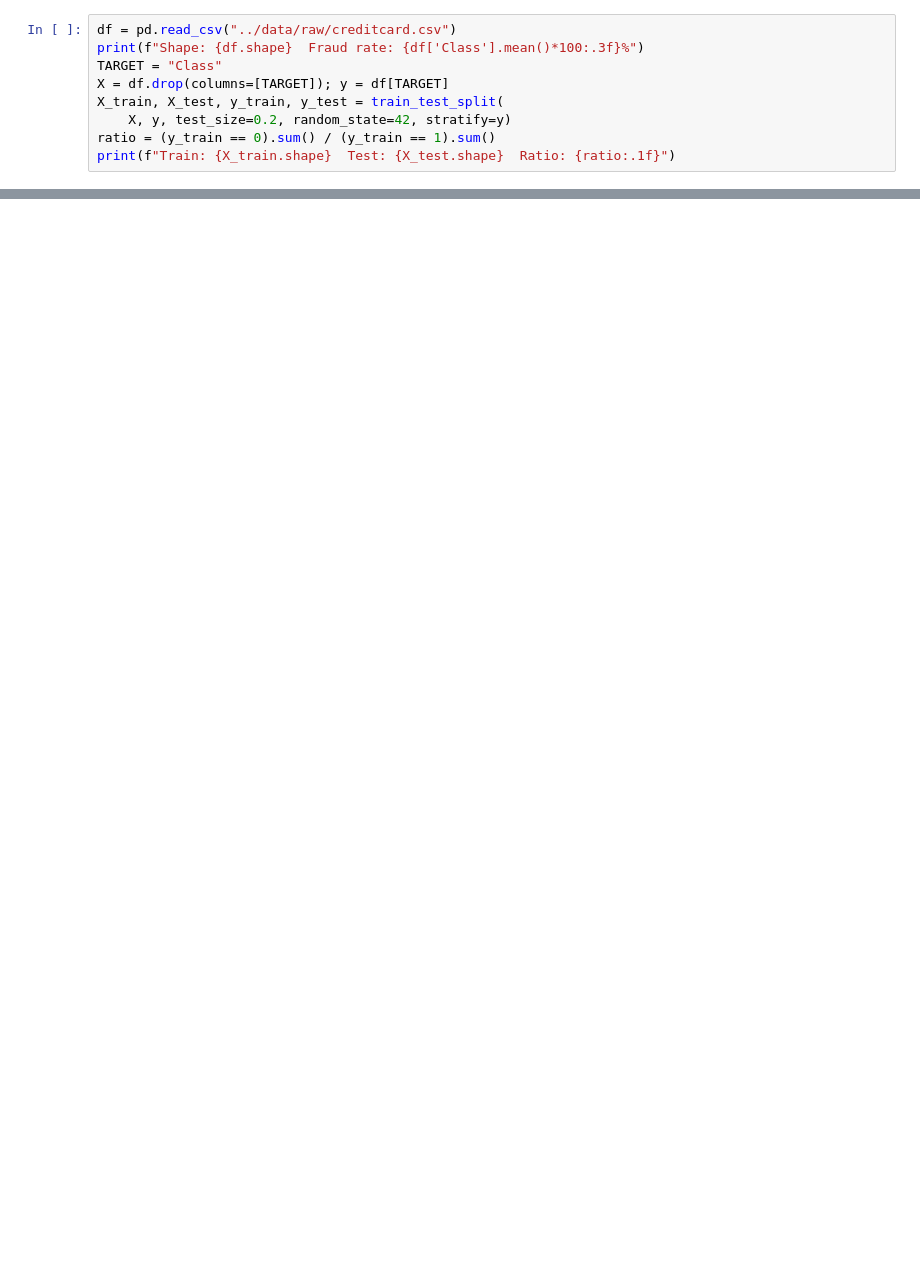
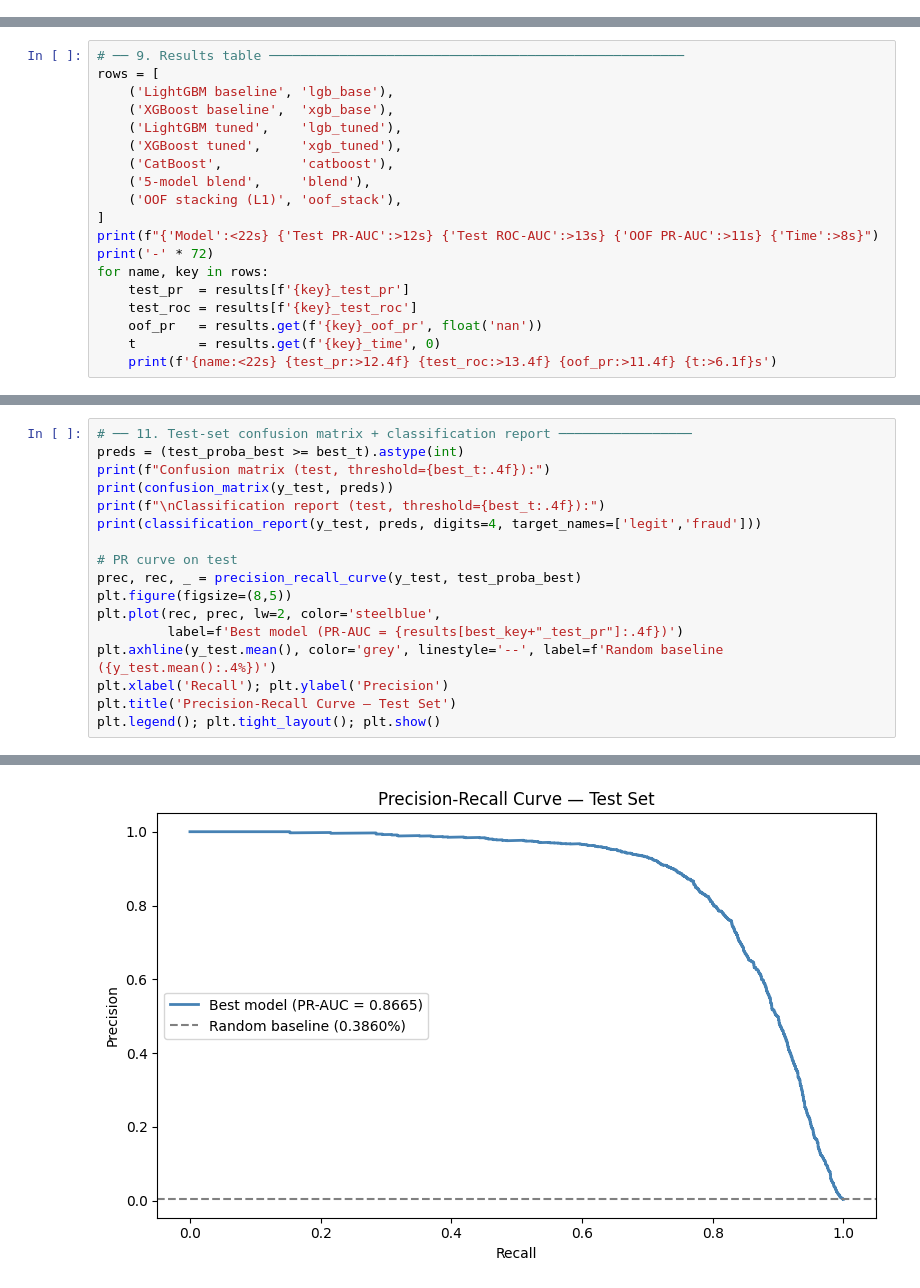
Before and after one commit to NullBitZer0/real-time-fraud-detection, a Jupyter notebook: notebooks/experiments.ipynb, the cells around one changed output, grey strips where cells are left out. Cells and saved outputs as stored; diff of their text form; blank space fills up the shorter version.

```diff
--- a/notebooks/experiments.ipynb
+++ b/notebooks/experiments.ipynb
@@ -20,9 +0,0 @@ done
-# %%
-df = pd.read_csv("../data/raw/creditcard.csv")
-print(f"Shape: {df.shape}  Fraud rate: {df['Class'].mean()*100:.3f}%")
-TARGET = "Class"
-X = df.drop(columns=[TARGET]); y = df[TARGET]
-X_train, X_test, y_train, y_test = train_test_split(
-    X, y, test_size=0.2, random_state=42, stratify=y)
-ratio = (y_train == 0).sum() / (y_train == 1).sum()
-print(f"Train: {X_train.shape}  Test: {X_test.shape}  Ratio: {ratio:.1f}")
@@ -302,0 +516,19 @@ LogisticRegression gets `RobustScaler` on Amount_log/Hour_sin/Hour_cos.
+# %%
+# ── 9. Results table ─────────────────────────────────────────────────────
+rows = [
+    ('LightGBM baseline', 'lgb_base'),
+    ('XGBoost baseline',  'xgb_base'),
+    ('LightGBM tuned',    'lgb_tuned'),
+    ('XGBoost tuned',     'xgb_tuned'),
+    ('CatBoost',          'catboost'),
+    ('5-model blend',     'blend'),
+    ('OOF stacking (L1)', 'oof_stack'),
+]
+print(f"{'Model':<22s} {'Test PR-AUC':>12s} {'Test ROC-AUC':>13s} {'OOF PR-AUC':>11s} {'Time':>8s}")
+print('-' * 72)
+for name, key in rows:
+    test_pr  = results[f'{key}_test_pr']
+    test_roc = results[f'{key}_test_roc']
+    oof_pr   = results.get(f'{key}_oof_pr', float('nan'))
+    t        = results.get(f'{key}_time', 0)
+    print(f'{name:<22s} {test_pr:>12.4f} {test_roc:>13.4f} {oof_pr:>11.4f} {t:>6.1f}s')
@@ -302,0 +642,18 @@ LogisticRegression gets `RobustScaler` on Amount_log/Hour_sin/Hour_cos.
+# %%
+# ── 11. Test-set confusion matrix + classification report ─────────────────
+preds = (test_proba_best >= best_t).astype(int)
+print(f"Confusion matrix (test, threshold={best_t:.4f}):")
+print(confusion_matrix(y_test, preds))
+print(f"\nClassification report (test, threshold={best_t:.4f}):")
+print(classification_report(y_test, preds, digits=4, target_names=['legit','fraud']))
+
+# PR curve on test
+prec, rec, _ = precision_recall_curve(y_test, test_proba_best)
+plt.figure(figsize=(8,5))
+plt.plot(rec, prec, lw=2, color='steelblue',
+         label=f'Best model (PR-AUC = {results[best_key+"_test_pr"]:.4f})')
+plt.axhline(y_test.mean(), color='grey', linestyle='--', label=f'Random baseline ({y_test.mean():.4%})')
+plt.xlabel('Recall'); plt.ylabel('Precision')
+plt.title('Precision-Recall Curve — Test Set')
+plt.legend(); plt.tight_layout(); plt.show()
+# %% [output]
@@ -302,0 +673 @@ LogisticRegression gets `RobustScaler` on Amount_log/Hour_sin/Hour_cos.
+[figure, added]
```
Also changed, not shown: parts of 56 cells of this notebook, 2 other files.
